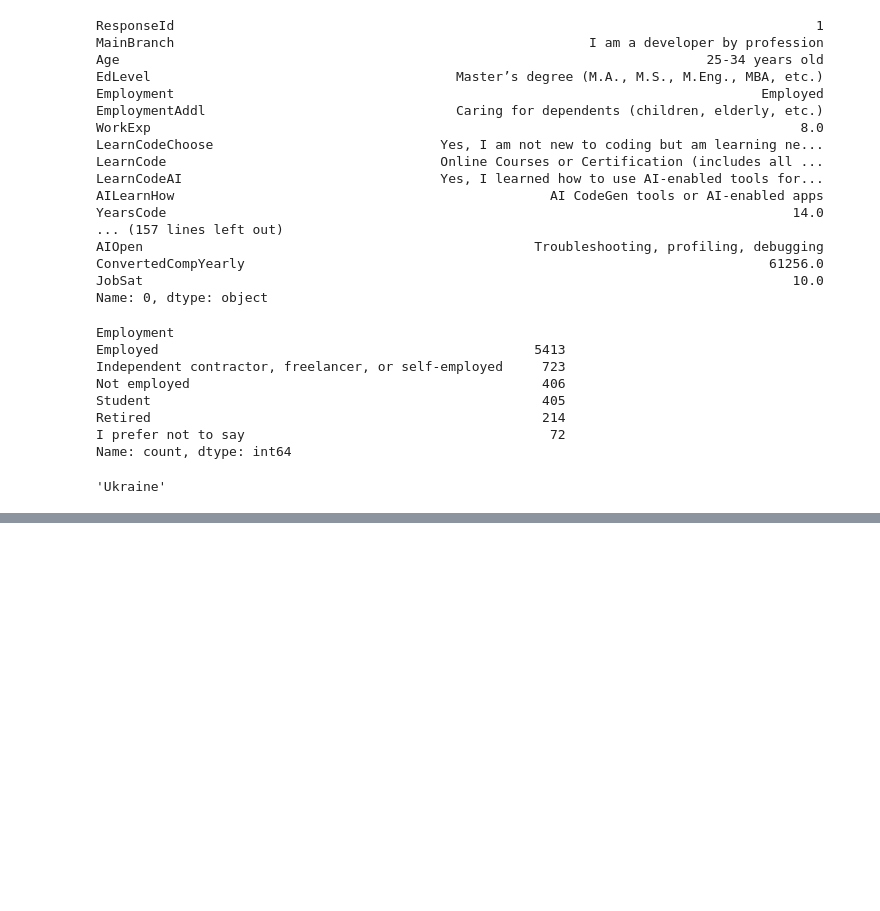
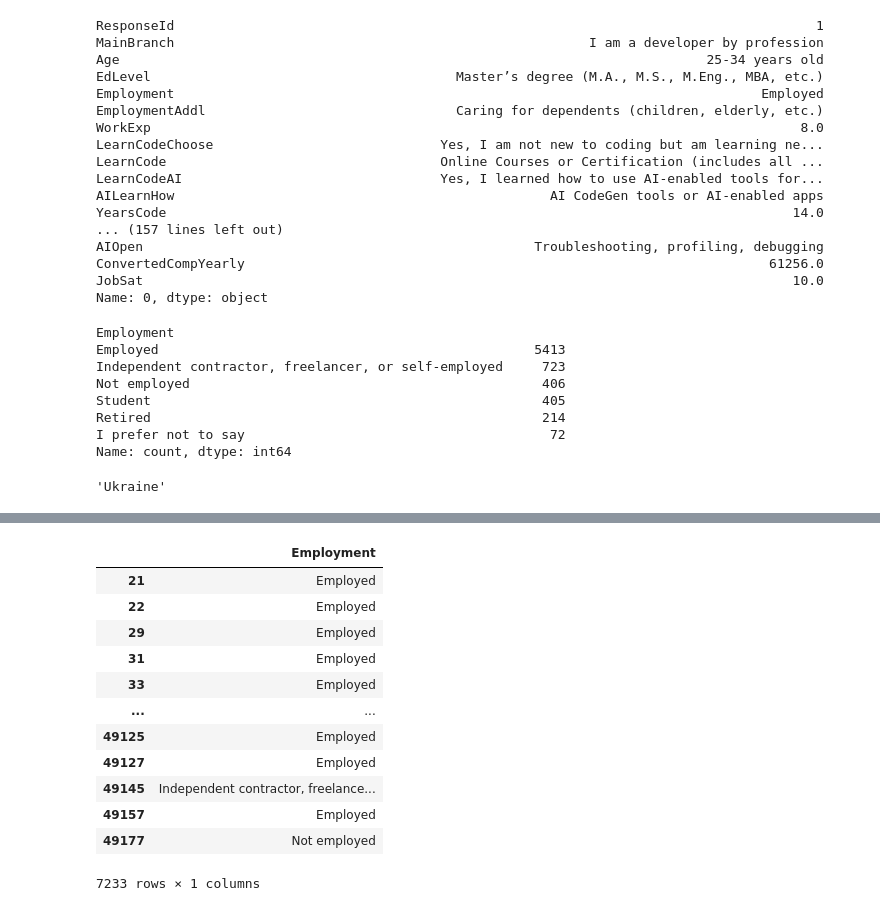
Before and after one commit to Sophie-Muchiri12/python-dataanalysis, a Jupyter notebook: stackoverflow_survey_pandas_analysis.ipynb, the cells around one changed output, grey strips where cells are left out. Drawn from its saved outputs; the diff is of its cells as text; code cells hidden in the pictures; blank space fills up the shorter version.

```diff
--- a/stackoverflow_survey_pandas_analysis.ipynb
+++ b/stackoverflow_survey_pandas_analysis.ipynb
@@ -895,0 +1087,16 @@ Name: Employment, Length: 7233, dtype: str
+# %%
+df.loc[df['Country']=='United States of America',df.columns == 'Employment']
+# %% [output]
+|  | Employment |
+| 21 | Employed |
+| 22 | Employed |
+| 29 | Employed |
+| 31 | Employed |
+| 33 | Employed |
+| ... | ... |
+| 49125 | Employed |
+| 49127 | Employed |
+| 49145 | Independent contractor, freelance... |
+| 49157 | Employed |
+| 49177 | Not employed |
+7233 rows × 1 columns
```
Also changed, not shown: parts of 19 cells of this notebook.
